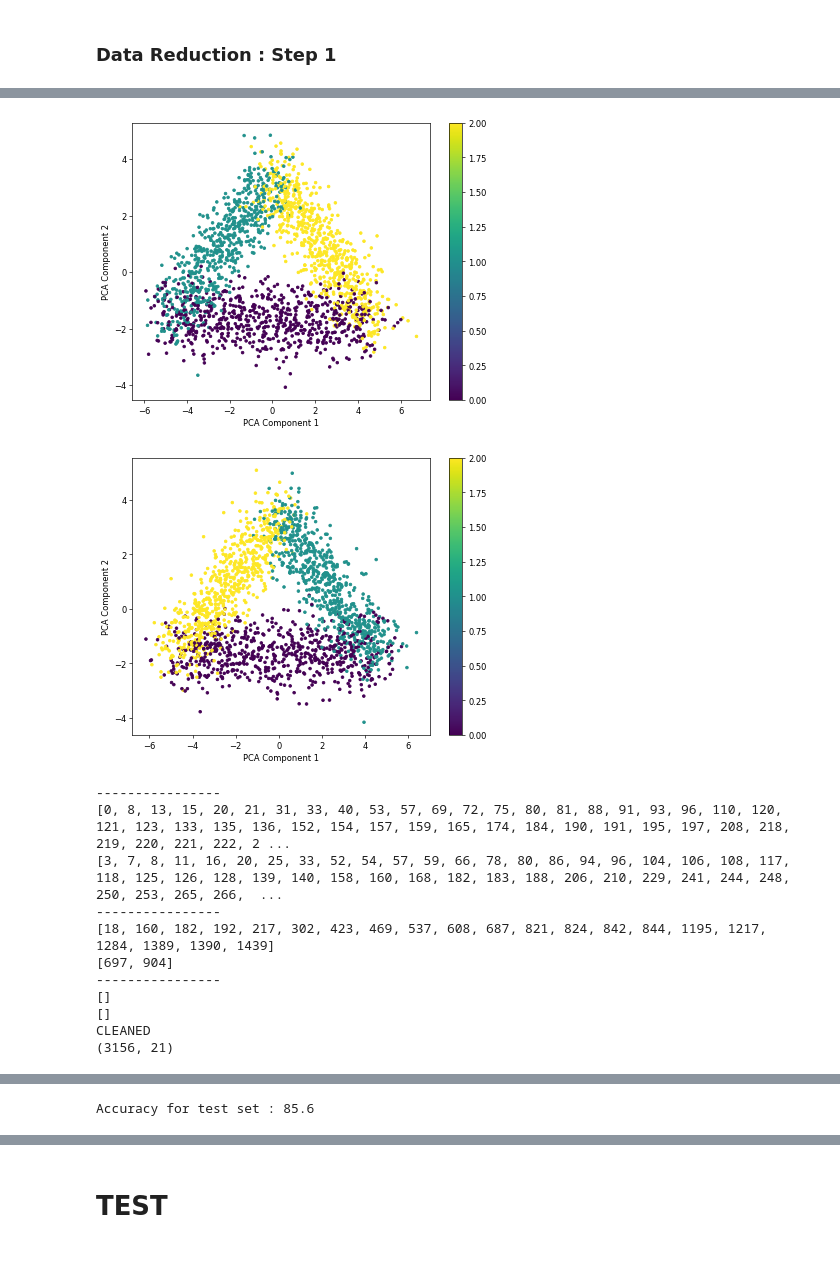
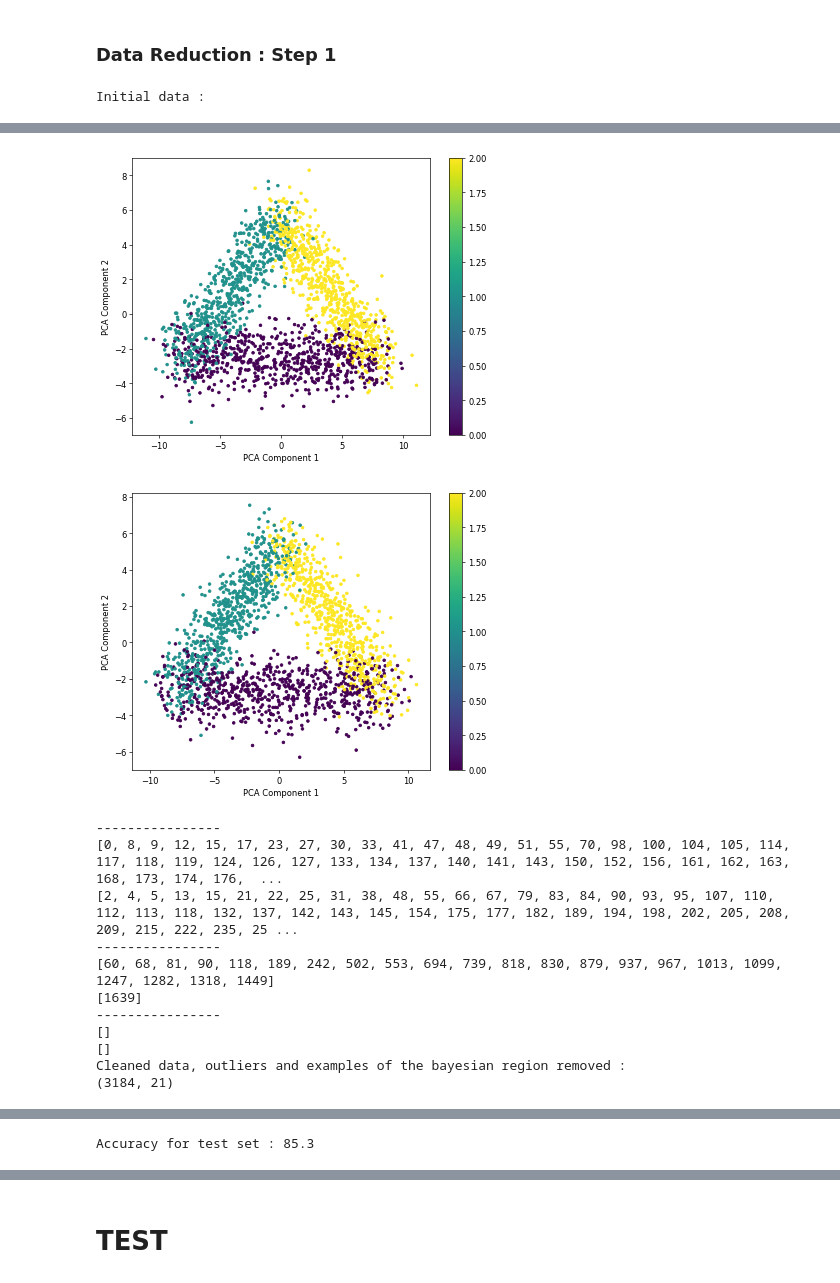
Before and after one commit to bapt-mat/Intro-to-Machine-Learning-Project, a Jupyter notebook: project.ipynb, the cells around one changed output, grey strips where cells are left out. Drawn from its saved outputs; the diff is of its cells as text; code cells hidden in the pictures.

Commit message:
accuracies over test set comparisons

```diff
--- a/project.ipynb
+++ b/project.ipynb
@@ -6,7 +6,10 @@
 import numpy as np
 import matplotlib.pyplot as plt
 import random
-np.random.seed(42)
+def reset_seed():
+    np.random.seed(42)
+
+reset_seed()
 
 # NOTES
 # TODO make doxygen-like comments ?
@@ -26,8 +29,6 @@ np.random.seed(42)
 # TODO tune K as to maximize the F-measure, see part on imbalanced dataset in lecutre on KNN
 # TODO test knn on reduced dimensions and compare results, like do PCA then knn
 # TODO compare results with or without cross-validation and tuning k
-
-# TODO is precomputing distances still considered as brute-force algo ?
 # %% [markdown]
 ## Loading Data
 # %%
@@ -65,7 +66,7 @@ def normalization(feat_to_norm) :
         new[:,i] = (feat_to_norm[:,i] - mean) / std
     return new
 
-features = normalization(feat_to_norm=features)
+#features = normalization(feat_to_norm=features)
 
 labels = np.array(data[:,data.shape[1]-1:])
 # %% [markdown]
@@ -376,13 +385,13 @@ plot_pca(x=x_test, y=y_test)
 # %% [markdown]
 ### Data Reduction : Step 1
 # %%
+reset_seed()
 def remove_outliers_and_bayes_region(x_set, y_set) :
     n_k = 1
     # Splittiing randomly S into S1 and S2
     x_cleaned, y_cleaned = k_folds(x_training_set=x_set, y_training_set=y_set, nb_folds=2)
     plot_pca(x=x_cleaned[0], y=y_cleaned[0])
     plot_pca(x=x_cleaned[1], y=y_cleaned[1])
-
 
     list_indices_S1 = []
     list_indices_S2 = []
@@ -416,6 +425,7 @@ def remove_outliers_and_bayes_region(x_set, y_set) :
         print(list_indices_S1)
         print(list_indices_S2)
 
+        # If there is nothing in list_indices of S1 and S2 it means that all examples have been correctly classified
         if (len(list_indices_S1) == 0 and len(list_indices_S2) == 0):
             break
 
@@ -426,37 +436,16 @@ def remove_outliers_and_bayes_region(x_set, y_set) :
     new_y_cleaned = np.concatenate((y_cleaned[0], y_cleaned[1]))
     return new_x_cleaned, new_y_cleaned
 
+print("Initial data :")
 plot_pca(x=x_train, y=y_train)
+
 x_train_cleaned, y_train_cleaned = remove_outliers_and_bayes_region(x_set=x_train, y_set=y_train)
-print("CLEANED")
+
+print("Cleaned data, outliers and examples of the bayesian region removed :")
 print(x_train_cleaned.shape)
 plot_pca(x=x_train_cleaned, y=y_train_cleaned)
 
-""" test_acc, test_cm = prediction_metrics(y_set_train=y_train_cleaned, y_set_test=y_train_cleaned, k=best_k, x_set_train=x_train_cleaned, x_set_test=x_train_cleaned)
-print(test_acc)
-print(test_cm) """
-
-#Plotting the distribution of the training and test set
-train_classes, train_counts = np.unique(y_train_cleaned, return_counts=True)
-fig, ax = plt.subplots()
-bar_width = 0.4
-train_positions = np.arange(len(train_classes))
-test_positions = train_positions + bar_width
-bar1 = ax.bar(train_positions, train_counts, bar_width, label='Train Set')
-bar2 = ax.bar(test_positions, test_counts, bar_width, label='Test Set')
-ax.set_xlabel('Classes')
-ax.set_ylabel('Number of Examples')
-ax.set_title('Distribution of Classes in Train and Test Sets after cleaning')
-ax.set_xticks(train_positions + bar_width / 2)
-ax.set_xticklabels(train_classes)
-for rect in bar1 + bar2:
-    height = rect.get_height()
-    plt.text(rect.get_x() + rect.get_width() / 2.0, height, f'{height:.0f}', ha='center', va='bottom')
-ax.legend()
-plt.tight_layout()
-plt.show()
-
-test_acc, test_cm = prediction_metrics(y_set_train=y_train_cleaned, y_set_test=y_test, k=best_k, x_set_train=x_train_cleaned, x_set_test=x_test)
-print("Accuracy for test set : "+str(test_acc))
-#plot_confusion_matrix(test_cm,"Confusion matrix for k = "+str(best_k)+" of test set")
+test_acc_cleaned, test_cm = prediction_metrics(y_set_train=y_train_cleaned, y_set_test=y_test, k=best_k, x_set_train=x_train_cleaned, x_set_test=x_test)
+print("Accuracy for test set : "+str(test_acc_cleaned))
 # %% [output]
+Initial data :
@@ -464,13 +453,13 @@ print("Accuracy for test set : "+str(test_acc))
-[figure, old version]
+[figure, new version]
-[figure, old version]
+[figure, new version]
-----------------
-[0, 8, 13, 15, 20, 21, 31, 33, 40, 53, 57, 69, 72, 75, 80, 81, 88, 91, 93, 96, 110, 120, 121, 123, 133, 135, 136, 152, 154, 157, 159, 165, 174, 184, 190, 191, 195, 197, 208, 218, 219, 220, 221, 222, 2 ...
-[3, 7, 8, 11, 16, 20, 25, 33, 52, 54, 57, 59, 66, 78, 80, 86, 94, 96, 104, 106, 108, 117, 118, 125, 126, 128, 139, 140, 158, 160, 168, 182, 183, 188, 206, 210, 229, 241, 244, 248, 250, 253, 265, 266,  ...
-----------------
-[18, 160, 182, 192, 217, 302, 423, 469, 537, 608, 687, 821, 824, 842, 844, 1195, 1217, 1284, 1389, 1390, 1439]
-[697, 904]
-----------------
-[]
-[]
-CLEANED
-(3156, 21)
+----------------
+[0, 8, 9, 12, 15, 17, 23, 27, 30, 33, 41, 47, 48, 49, 51, 55, 70, 98, 100, 104, 105, 114, 117, 118, 119, 124, 126, 127, 133, 134, 137, 140, 141, 143, 150, 152, 156, 161, 162, 163, 168, 173, 174, 176,  ...
+[2, 4, 5, 13, 15, 21, 22, 25, 31, 38, 48, 55, 66, 67, 79, 83, 84, 90, 93, 95, 107, 110, 112, 113, 118, 132, 137, 142, 143, 145, 154, 175, 177, 182, 189, 194, 198, 202, 205, 208, 209, 215, 222, 235, 25 ...
+----------------
+[60, 68, 81, 90, 118, 189, 242, 502, 553, 694, 739, 818, 830, 879, 937, 967, 1013, 1099, 1247, 1282, 1318, 1449]
+[1639]
+----------------
+[]
+[]
+Cleaned data, outliers and examples of the bayesian region removed :
+(3184, 21)
@@ -479 +467 @@ CLEANED
-Accuracy for test set : 85.6
+Accuracy for test set : 85.3
```
Also changed, not shown: parts of 17 cells of this notebook.
